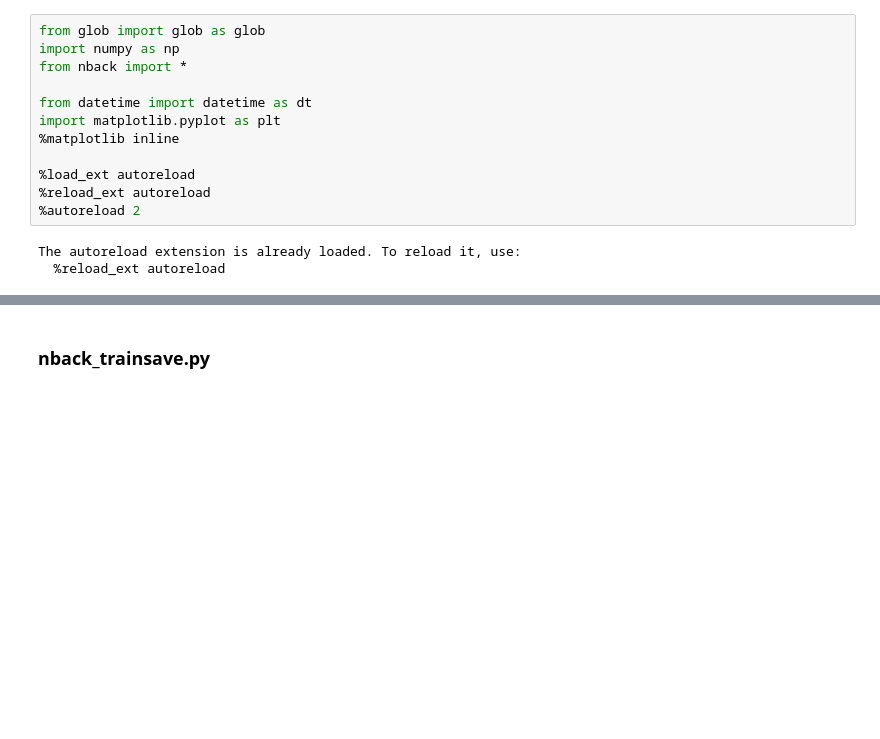
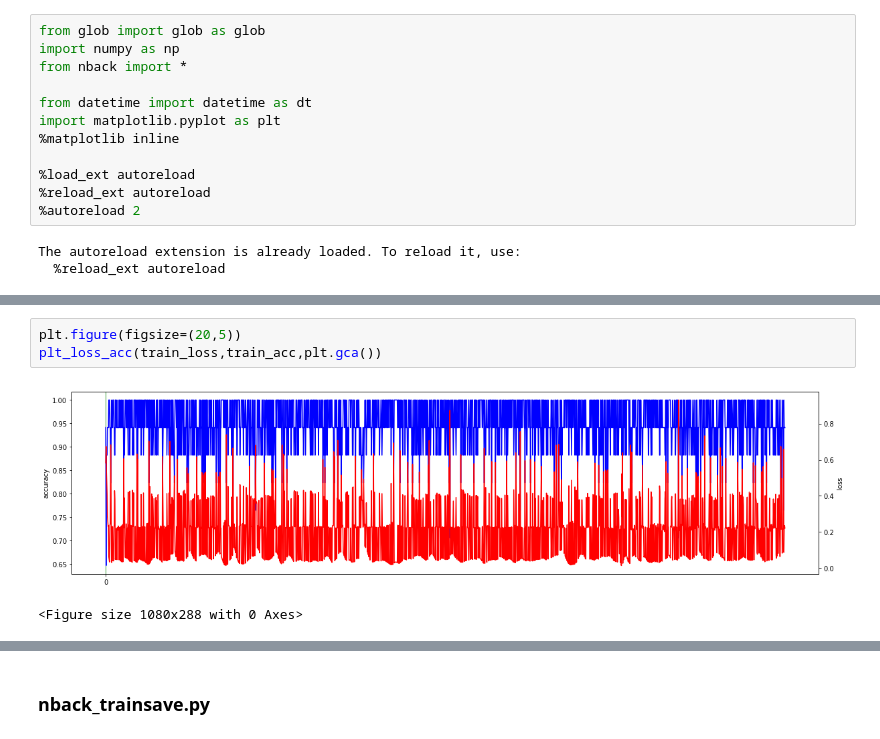
Before and after one commit to andrebeu/epm, a Jupyter notebook: nback.ipynb, the cells around one changed output, grey strips where cells are left out. Saved outputs shown, nothing was run; the diff lists cells and outputs as text; blank space fills up the shorter version.

```diff
--- a/nback.ipynb
+++ b/nback.ipynb
@@ -20,0 +61,6 @@ The autoreload extension is already loaded. To reload it, use:
+# %%
+plt.figure(figsize=(20,5))
+plt_loss_acc(train_loss,train_acc,plt.gca())
+# %% [output]
+[figure, added]
+<Figure size 1080x288 with 0 Axes>
```
Also changed, not shown: parts of 11 cells of this notebook, 5 other files.
